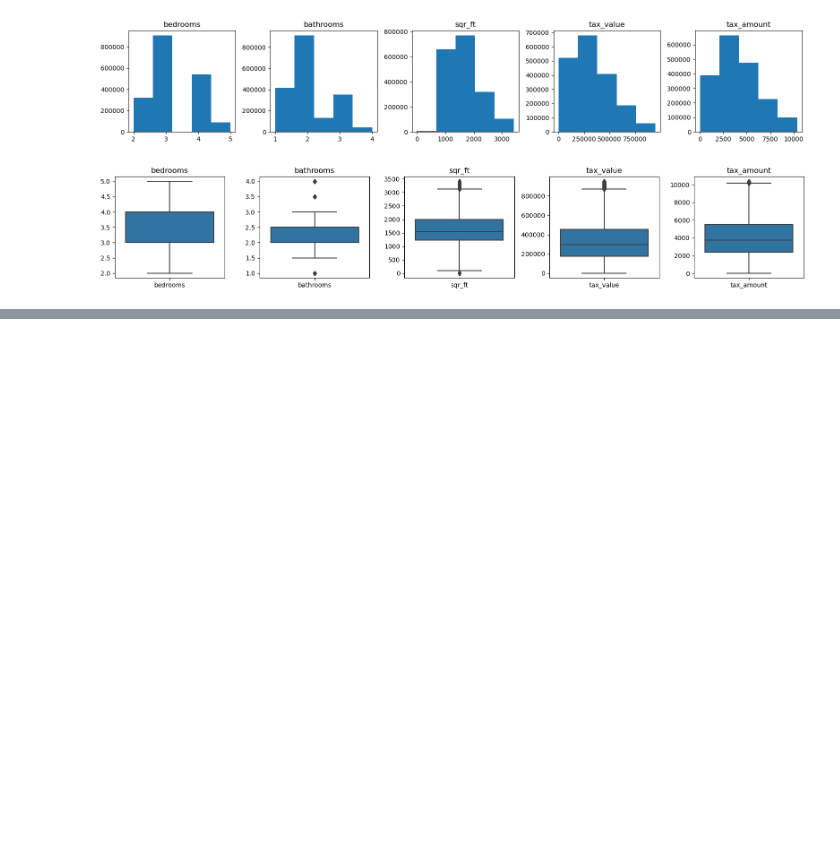
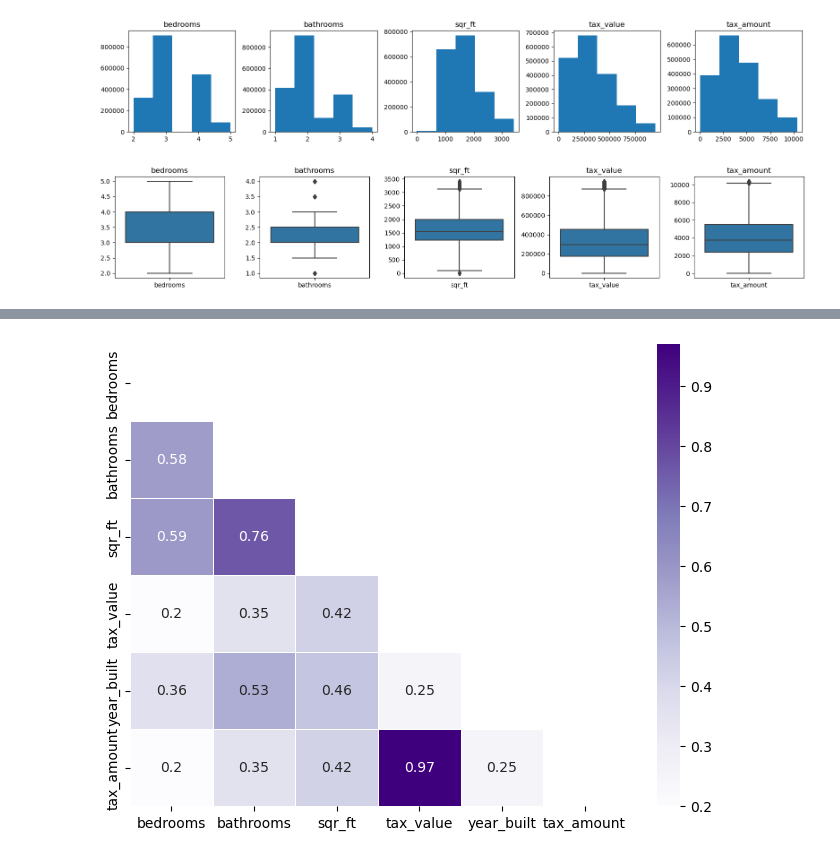
Before and after one commit to adriananuncio/zillow_project, a Jupyter notebook: Work.ipynb, the cells around one changed output, grey strips where cells are left out. Saved outputs shown, nothing was run; the diff lists cells and outputs as text; code cells hidden in the pictures; blank space fills up the shorter version.

```diff
--- a/Work.ipynb
+++ b/Work.ipynb
@@ -49,0 +82,2 @@ dtype: int64
+# %%
+corr = train.corr()
@@ -49,0 +94,7 @@ dtype: int64
+# %%
+plt.figure(figsize=(8,6))
+sns.heatmap(corr, cmap='Purples', annot=True, linewidths=0.5, mask=np.triu(corr))
+plt.ylim
+plt.show()
+# %% [output]
+[figure, added]
```
Also changed, not shown: parts of 15 cells of this notebook.
